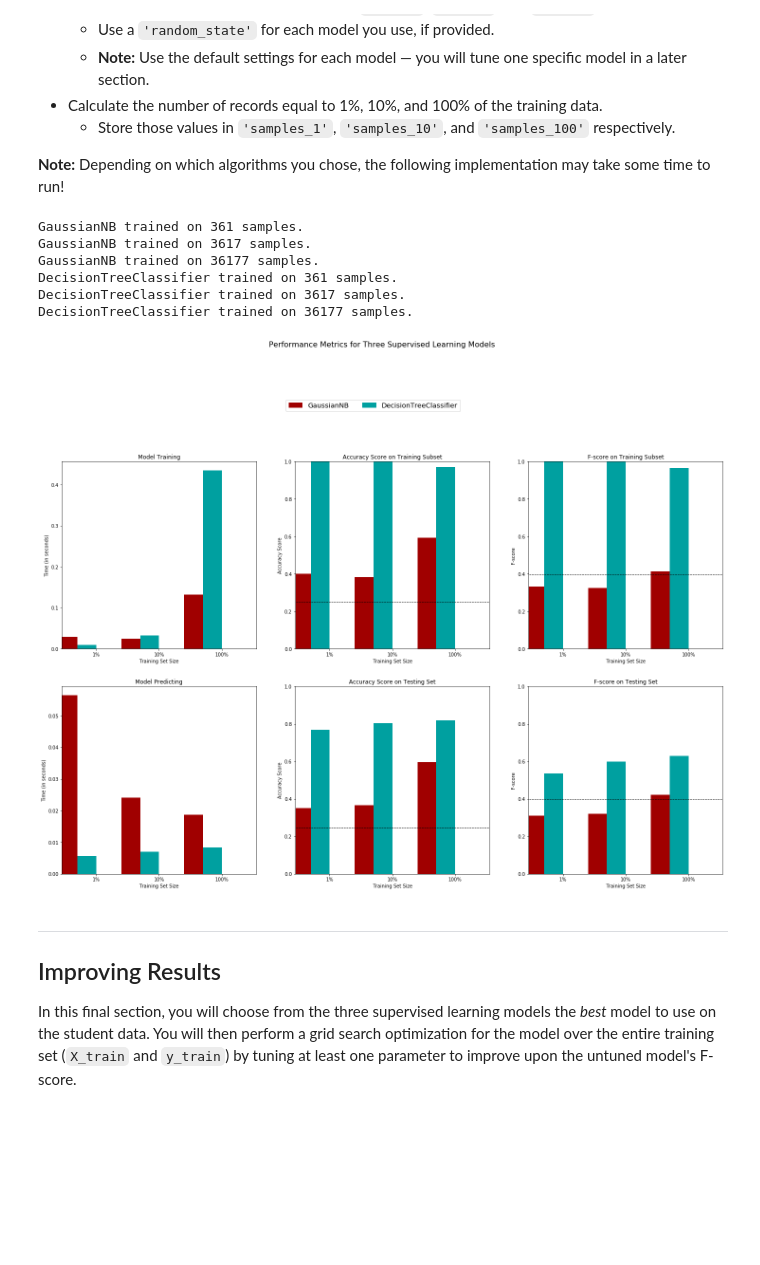
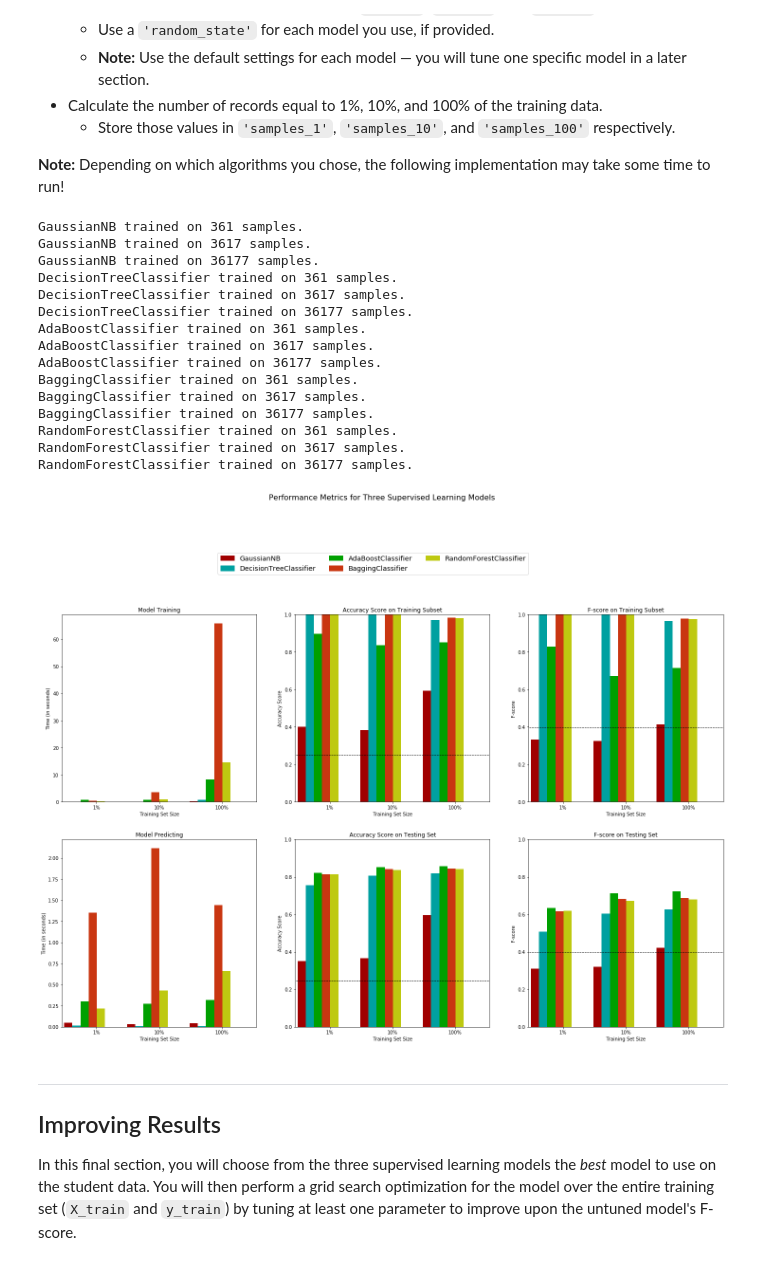
Before and after one commit to dylan-shao/ML-DS-Udacity_Data_Scientist_Nanodegree, a Jupyter notebook: Projects/Finding Donors for CharityML/src/finding_donors.ipynb, the cells around one changed output. Saved outputs shown, nothing was run; the diff lists cells and outputs as text; code cells hidden in the pictures; blank space fills up the shorter version.

```diff
--- a/Projects/Finding Donors for CharityML/src/finding_donors.ipynb
+++ b/Projects/Finding Donors for CharityML/src/finding_donors.ipynb
@@ -440,40 +450,54 @@ In the code cell, you will need to implement the following:
 # TODO: Import the three supervised learning models from sklearn
 from sklearn.naive_bayes import GaussianNB
 from sklearn.tree import DecisionTreeClassifier
+from sklearn.ensemble import AdaBoostClassifier
+from sklearn.ensemble import BaggingClassifier
+from sklearn.ensemble import RandomForestClassifier
 
 
 # TODO: Initialize the three models
 clf_A = GaussianNB()
 clf_B = DecisionTreeClassifier()
-clf_C = None
+clf_C = AdaBoostClassifier(n_estimators=200, learning_rate=0.2)
+clf_D = BaggingClassifier(n_estimators=200)
+clf_E = RandomForestClassifier(n_estimators=200)
 
 # TODO: Calculate the number of samples for 1%, 10%, and 100% of the training data
 # HINT: samples_100 is the entire training set i.e. len(y_train)
 # HINT: samples_10 is 10% of samples_100 (ensure to set the count of the values to be `int` and not `float`)
 # HINT: samples_1 is 1% of samples_100 (ensure to set the count of the values to be `int` and not `float`)
 samples_100 = len(y_train)
 samples_10 = len(y_train) // 10
 samples_1 = len(y_train) // 100
 
 # Collect results on the learners
 results = {}
-for clf in [clf_A, clf_B]:
+for clf in [clf_A, clf_B, clf_C, clf_D, clf_E]:
     clf_name = clf.__class__.__name__
     results[clf_name] = {}
     for i, samples in enumerate([samples_1, samples_10, samples_100]):
         results[clf_name][i] = \
         train_predict(clf, samples, X_train, y_train, X_test, y_test)
 
 # Run metrics visualization for the three supervised learning models chosen
 vs.evaluate(results, accuracy, fscore)
 # %% [output]
 GaussianNB trained on 361 samples.
 GaussianNB trained on 3617 samples.
 GaussianNB trained on 36177 samples.
 DecisionTreeClassifier trained on 361 samples.
 DecisionTreeClassifier trained on 3617 samples.
 DecisionTreeClassifier trained on 36177 samples.
+AdaBoostClassifier trained on 361 samples.
+AdaBoostClassifier trained on 3617 samples.
+AdaBoostClassifier trained on 36177 samples.
+BaggingClassifier trained on 361 samples.
+BaggingClassifier trained on 3617 samples.
+BaggingClassifier trained on 36177 samples.
+RandomForestClassifier trained on 361 samples.
+RandomForestClassifier trained on 3617 samples.
+RandomForestClassifier trained on 36177 samples.
-[figure, old version]
+[figure, new version]
 # %% [markdown]
 ----
 ## Improving Results
```
Also changed, not shown: parts of 1 cell of this notebook, 5 other files.
